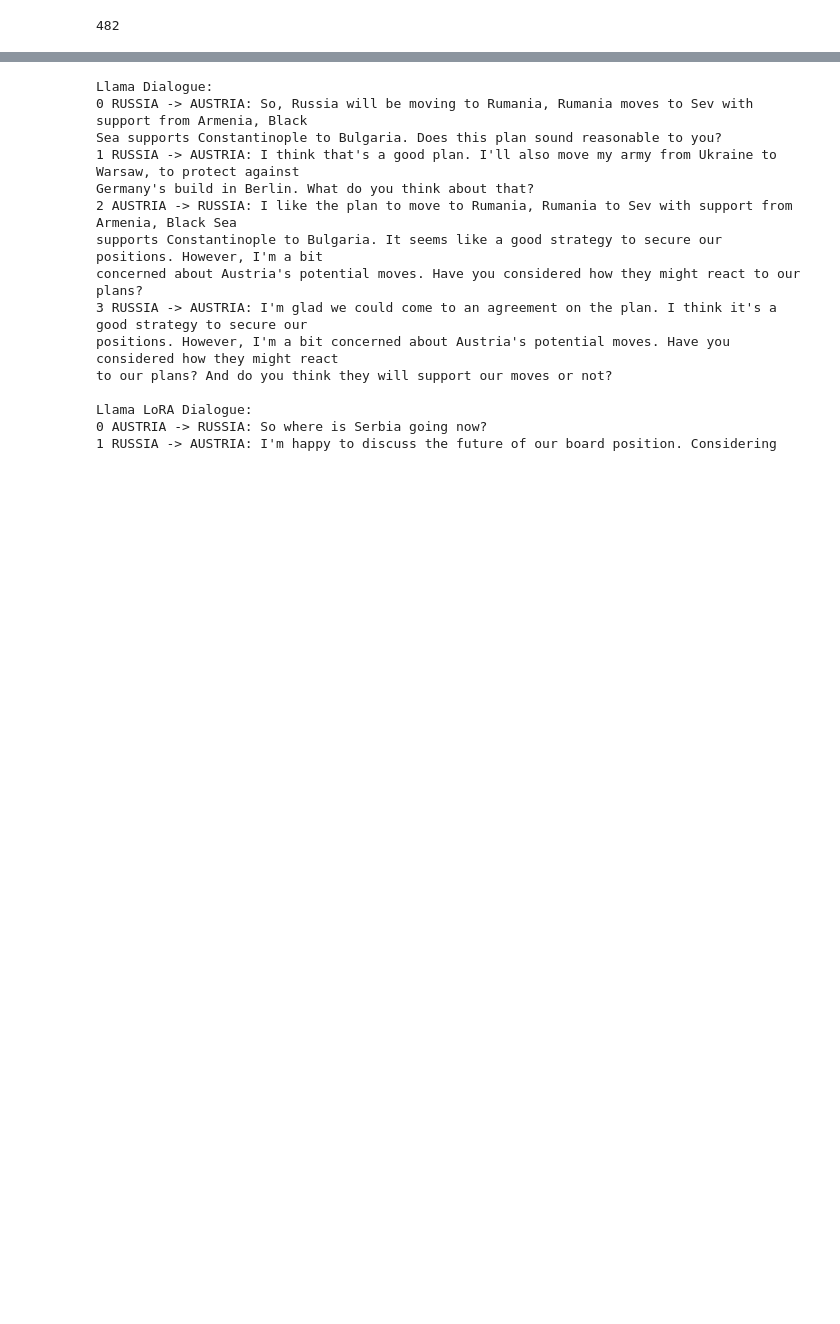
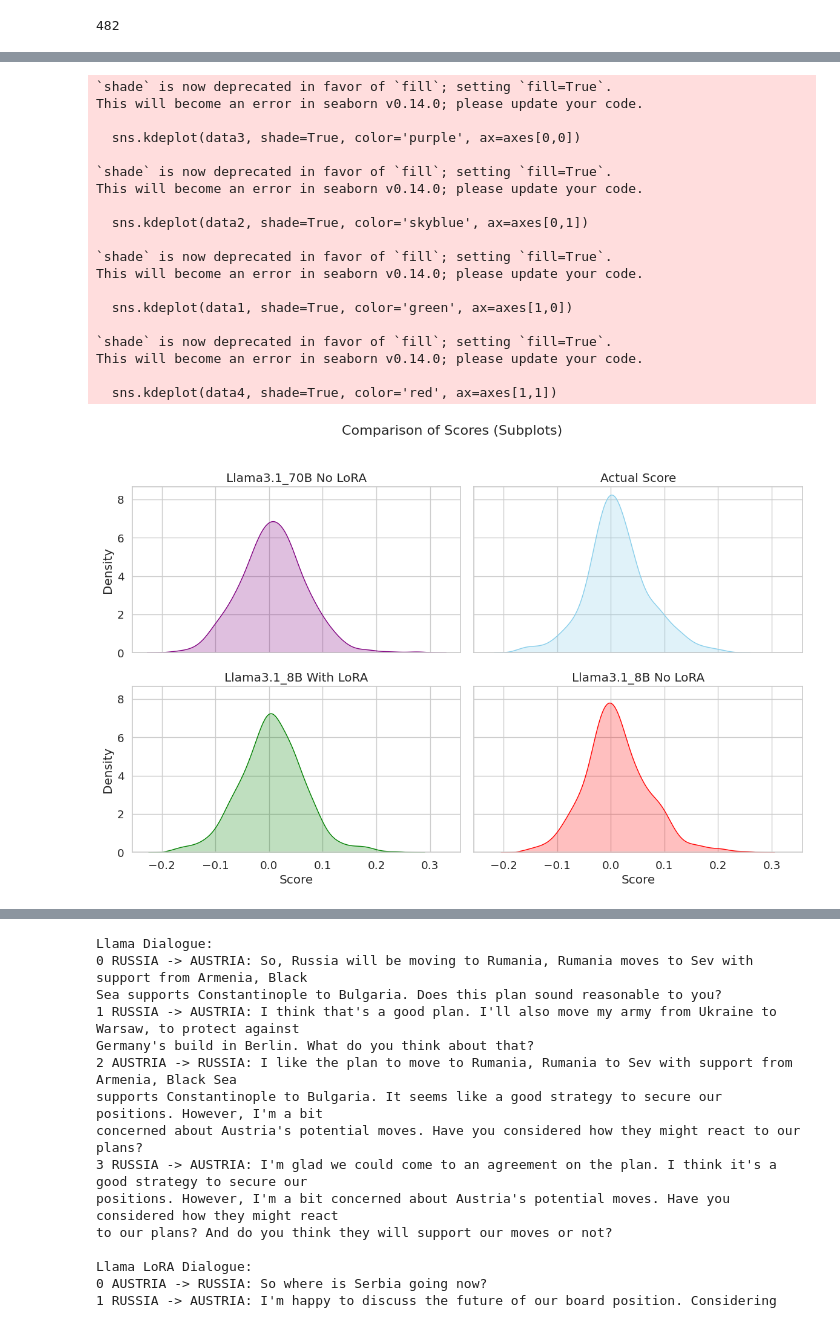
Before and after one commit to andyjliu/sotopia-diplomacy, a Jupyter notebook: src/data/intent_value/taskeval_negotiate/lora_results_compare.ipynb, the cells around one changed output, grey strips where cells are left out. Drawn from its saved outputs; the diff is of its cells as text; code cells hidden in the pictures; blank space fills up the shorter version.

```diff
--- a/src/data/intent_value/taskeval_negotiate/lora_results_compare.ipynb
+++ b/src/data/intent_value/taskeval_negotiate/lora_results_compare.ipynb
@@ -118,3 +98,54 @@ This will become an error in seaborn v0.14.0; please update your code.
+# %%
+import matplotlib.pyplot as plt
+import seaborn as sns
+data1 = [d['scores'] for d in llama_8b_lora_scores]
+data2 = [d['scores'] for d in actual_scores]
+data3 = [d['scores'] for d in llama_70b_scores]
+data4 = [d['scores'] for d in llama_8b_scores]
+sns.set(style="whitegrid", font_scale=1.2)
+
+fig, axes = plt.subplots(2, 2, figsize=(12, 8), sharex=True, sharey=True)
+fig.suptitle('Comparison of Scores (Subplots)', fontsize=16)
+
+axes[0,0].set_title('Llama3.1_70B No LoRA')
+sns.kdeplot(data3, shade=True, color='purple', ax=axes[0,0])
+
+axes[0,1].set_title('Actual Score')
+sns.kdeplot(data2, shade=True, color='skyblue', ax=axes[0,1])
+
+axes[1,0].set_title('Llama3.1_8B With LoRA')
+sns.kdeplot(data1, shade=True, color='green', ax=axes[1,0])
+
+axes[1,1].set_title('Llama3.1_8B No LoRA')
+sns.kdeplot(data4, shade=True, color='red', ax=axes[1,1])
+
+for ax in axes.flat:
+    ax.set_xlabel('Score')
+    ax.set_ylabel('Density')
+
+plt.tight_layout(rect=[0, 0, 1, 0.96])  # 调整子图与标题布局
+plt.show()
+# %% [output]
+`shade` is now deprecated in favor of `fill`; setting `fill=True`.
+This will become an error in seaborn v0.14.0; please update your code.
+
+  sns.kdeplot(data3, shade=True, color='purple', ax=axes[0,0])
+
+`shade` is now deprecated in favor of `fill`; setting `fill=True`.
+This will become an error in seaborn v0.14.0; please update your code.
+
+  sns.kdeplot(data2, shade=True, color='skyblue', ax=axes[0,1])
+
+`shade` is now deprecated in favor of `fill`; setting `fill=True`.
+This will become an error in seaborn v0.14.0; please update your code.
+
+  sns.kdeplot(data1, shade=True, color='green', ax=axes[1,0])
+
+`shade` is now deprecated in favor of `fill`; setting `fill=True`.
+This will become an error in seaborn v0.14.0; please update your code.
+
+  sns.kdeplot(data4, shade=True, color='red', ax=axes[1,1])
+[figure, added]
 # %%
 import matplotlib.pyplot as plt
 import numpy as np
```
Also changed, not shown: parts of 10 cells of this notebook, 5 other files.
